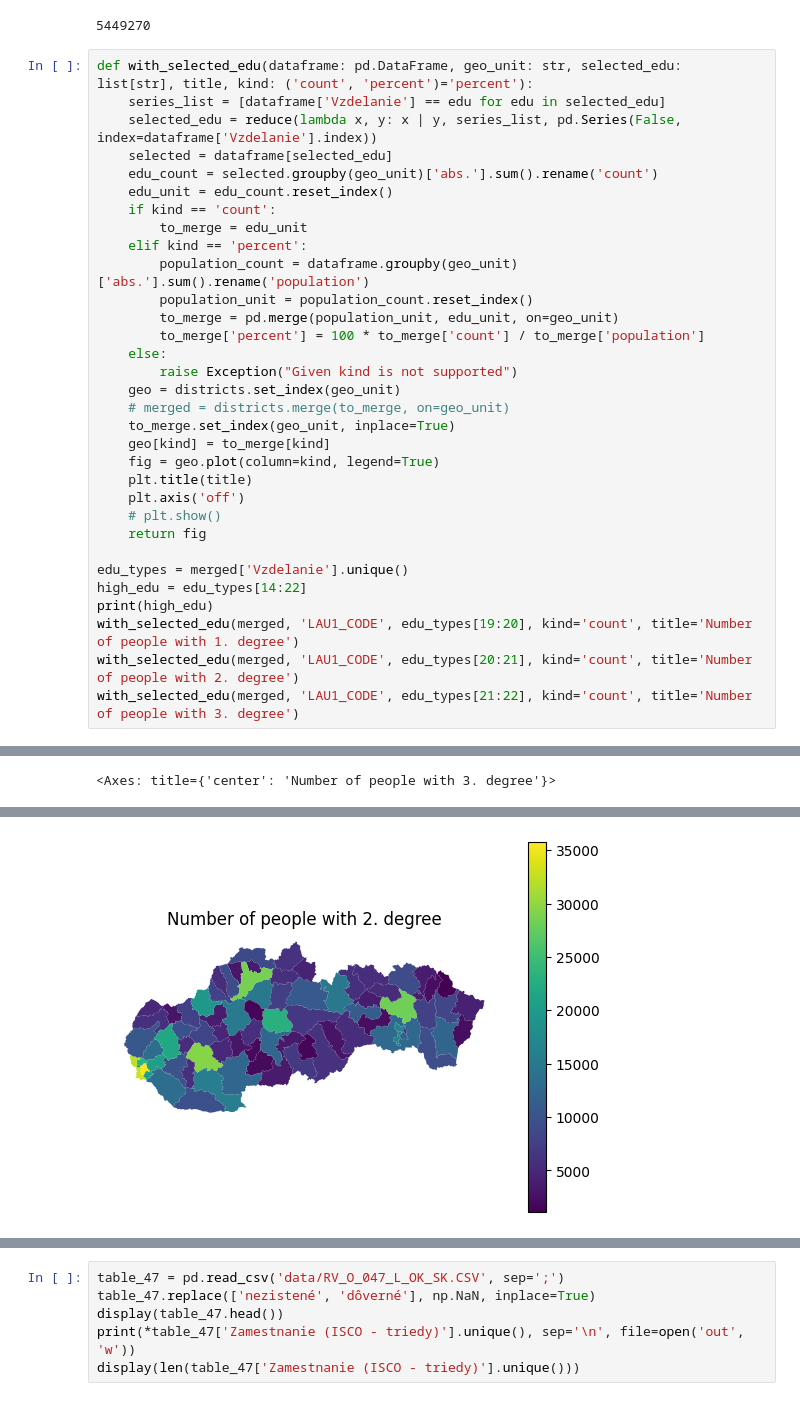
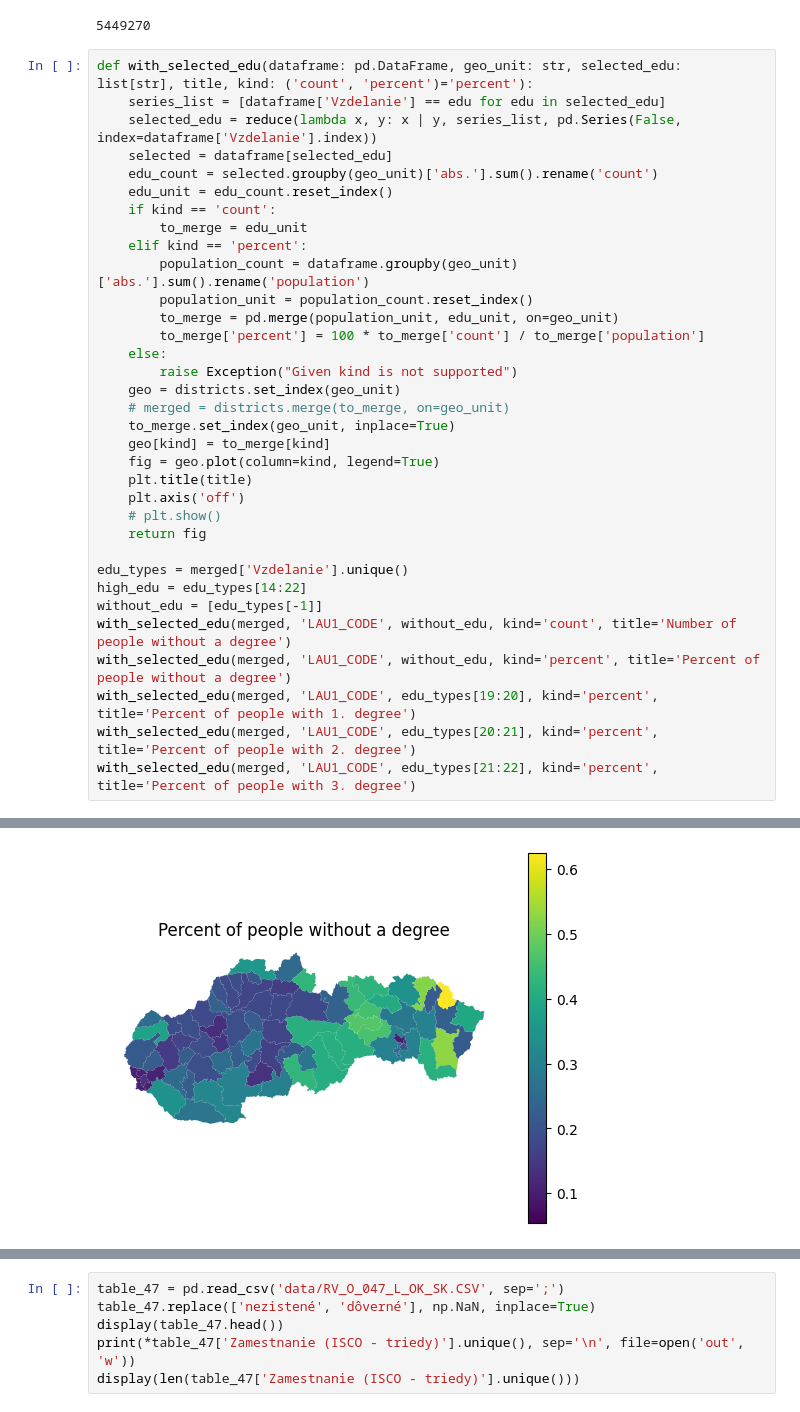
Before and after one commit to AndruKP/mathprofi-education, a Jupyter notebook: nolas.ipynb, the cells around one changed output, grey strips where cells are left out. Drawn from its saved outputs; the diff is of its cells as text.

```diff
--- a/nolas.ipynb
+++ b/nolas.ipynb
@@ -106,8 +102,10 @@ def with_selected_edu(dataframe: pd.DataFrame, geo_unit: str, selected_edu: list
 
 edu_types = merged['Vzdelanie'].unique()
 high_edu = edu_types[14:22]
-print(high_edu)
-with_selected_edu(merged, 'LAU1_CODE', edu_types[19:20], kind='count', title='Number of people with 1. degree')
-with_selected_edu(merged, 'LAU1_CODE', edu_types[20:21], kind='count', title='Number of people with 2. degree')
-with_selected_edu(merged, 'LAU1_CODE', edu_types[21:22], kind='count', title='Number of people with 3. degree')
+without_edu = [edu_types[-1]]
+with_selected_edu(merged, 'LAU1_CODE', without_edu, kind='count', title='Number of people without a degree')
+with_selected_edu(merged, 'LAU1_CODE', without_edu, kind='percent', title='Percent of people without a degree')
+with_selected_edu(merged, 'LAU1_CODE', edu_types[19:20], kind='percent', title='Percent of people with 1. degree')
+with_selected_edu(merged, 'LAU1_CODE', edu_types[20:21], kind='percent', title='Percent of people with 2. degree')
+with_selected_edu(merged, 'LAU1_CODE', edu_types[21:22], kind='percent', title='Percent of people with 3. degree')
 # %% [output]
@@ -122 +112,0 @@ with_selected_edu(merged, 'LAU1_CODE', edu_types[21:22], kind='count', title='Nu
-<Axes: title={'center': 'Number of people with 3. degree'}>
@@ -124 +114 @@ with_selected_edu(merged, 'LAU1_CODE', edu_types[21:22], kind='count', title='Nu
-[figure, old version]
+[figure, new version]
```
Also changed, not shown: parts of 5 cells of this notebook, 4 other files.
